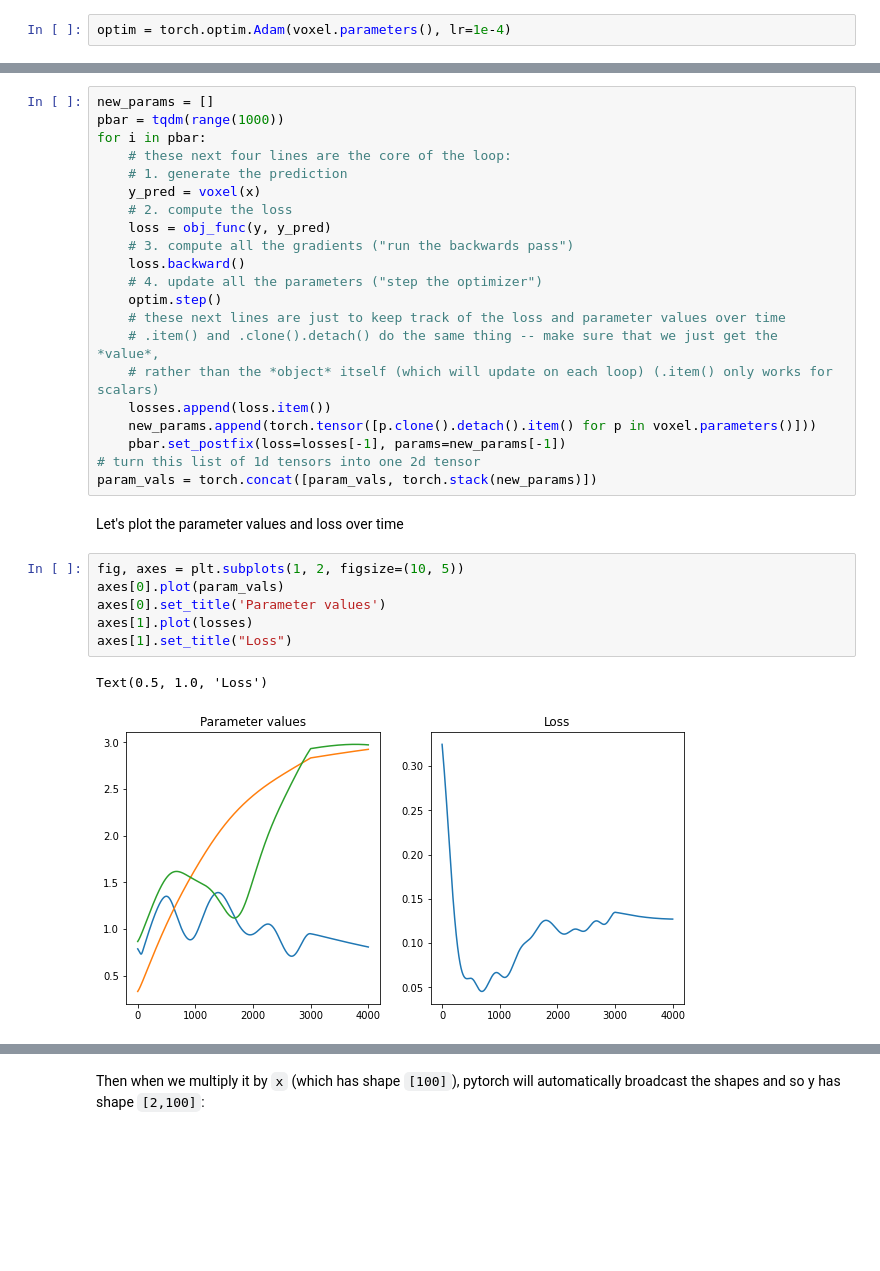
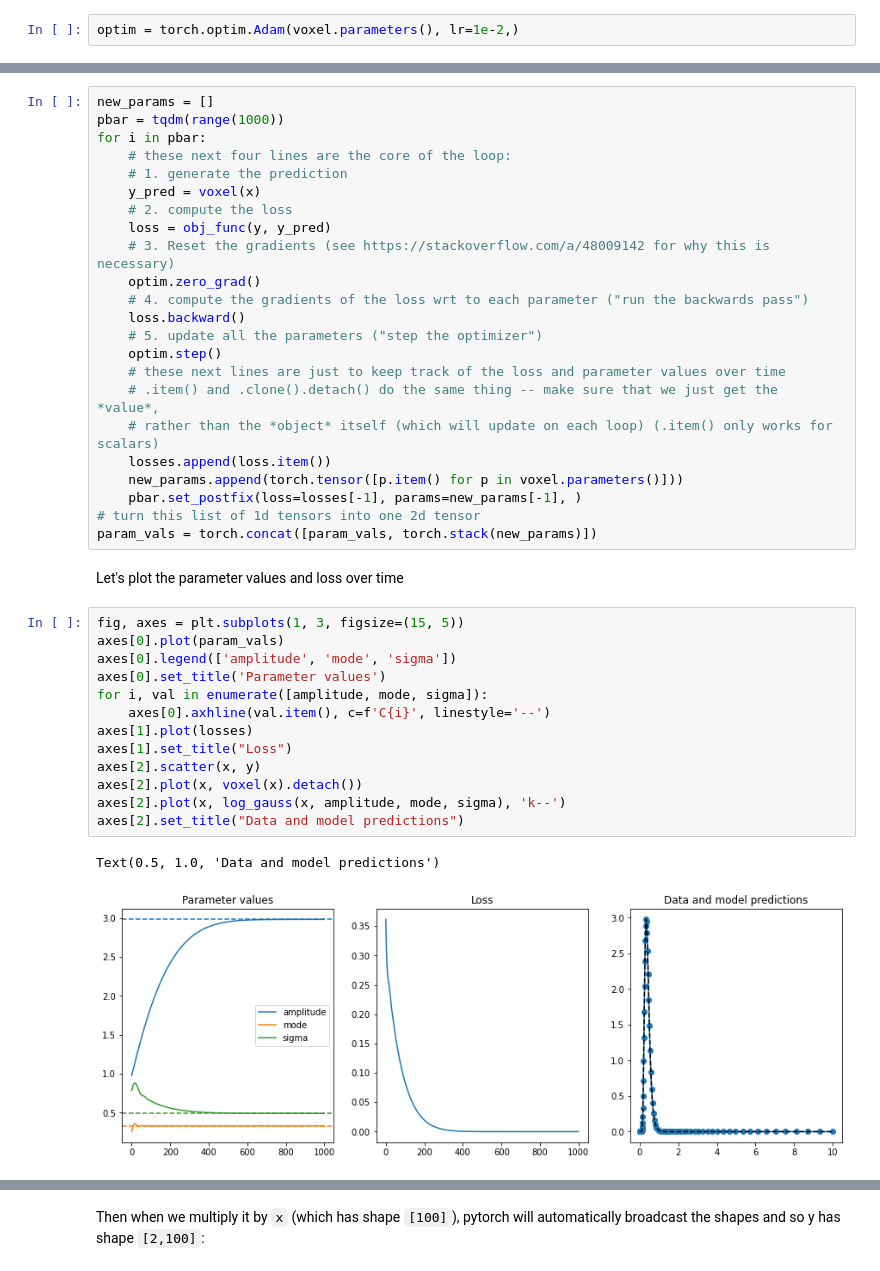
Before and after one commit to billbrod/pytorch_introduction, a Jupyter notebook: pytorch_intro.ipynb, the cells around one changed output, grey strips where cells are left out. Cells and saved outputs as stored; diff of their text form; blank space fills up the shorter version.

Commit message:
first finished pass
adds zero_grad, which gets everything working

```diff
--- a/pytorch_intro.ipynb
+++ b/pytorch_intro.ipynb
@@ -191,7 +208,7 @@ all optimizers will require you to set a learning rate (`lr`) and they often hav
 
 The learning rate and the optimizer's other arguments are called *hyperparameters* and you will have to play around with them to find the best result
 # %%
-optim = torch.optim.Adam(voxel.parameters(), lr=1e-4)
+optim = torch.optim.Adam(voxel.parameters(), lr=1e-2,)
 # %% [markdown]
 That's all the preliminary work, let's try and fit our model!
 
@@ -210,26 +227,35 @@ for i in pbar:
     y_pred = voxel(x)
     # 2. compute the loss
     loss = obj_func(y, y_pred)
-    # 3. compute all the gradients ("run the backwards pass")
+    # 3. Reset the gradients (see https://stackoverflow.com/a/48009142 for why this is necessary)
+    optim.zero_grad()
+    # 4. compute the gradients of the loss wrt to each parameter ("run the backwards pass")
     loss.backward()
-    # 4. update all the parameters ("step the optimizer")
+    # 5. update all the parameters ("step the optimizer")
     optim.step()
     # these next lines are just to keep track of the loss and parameter values over time
     # .item() and .clone().detach() do the same thing -- make sure that we just get the *value*,
     # rather than the *object* itself (which will update on each loop) (.item() only works for scalars)
     losses.append(loss.item())
-    new_params.append(torch.tensor([p.clone().detach().item() for p in voxel.parameters()]))
-    pbar.set_postfix(loss=losses[-1], params=new_params[-1])
+    new_params.append(torch.tensor([p.item() for p in voxel.parameters()]))
+    pbar.set_postfix(loss=losses[-1], params=new_params[-1], )
 # turn this list of 1d tensors into one 2d tensor
 param_vals = torch.concat([param_vals, torch.stack(new_params)])
 # %% [markdown]
 Let's plot the parameter values and loss over time
 # %%
-fig, axes = plt.subplots(1, 2, figsize=(10, 5))
+fig, axes = plt.subplots(1, 3, figsize=(15, 5))
 axes[0].plot(param_vals)
+axes[0].legend(['amplitude', 'mode', 'sigma'])
 axes[0].set_title('Parameter values')
+for i, val in enumerate([amplitude, mode, sigma]):
+    axes[0].axhline(val.item(), c=f'C{i}', linestyle='--')
 axes[1].plot(losses)
 axes[1].set_title("Loss")
+axes[2].scatter(x, y)
+axes[2].plot(x, voxel(x).detach())
+axes[2].plot(x, log_gauss(x, amplitude, mode, sigma), 'k--')
+axes[2].set_title("Data and model predictions")
 # %% [output]
-Text(0.5, 1.0, 'Loss')
+Text(0.5, 1.0, 'Data and model predictions')
-[figure, old version]
+[figure, new version]
```
Also changed, not shown: parts of 40 cells of this notebook.
